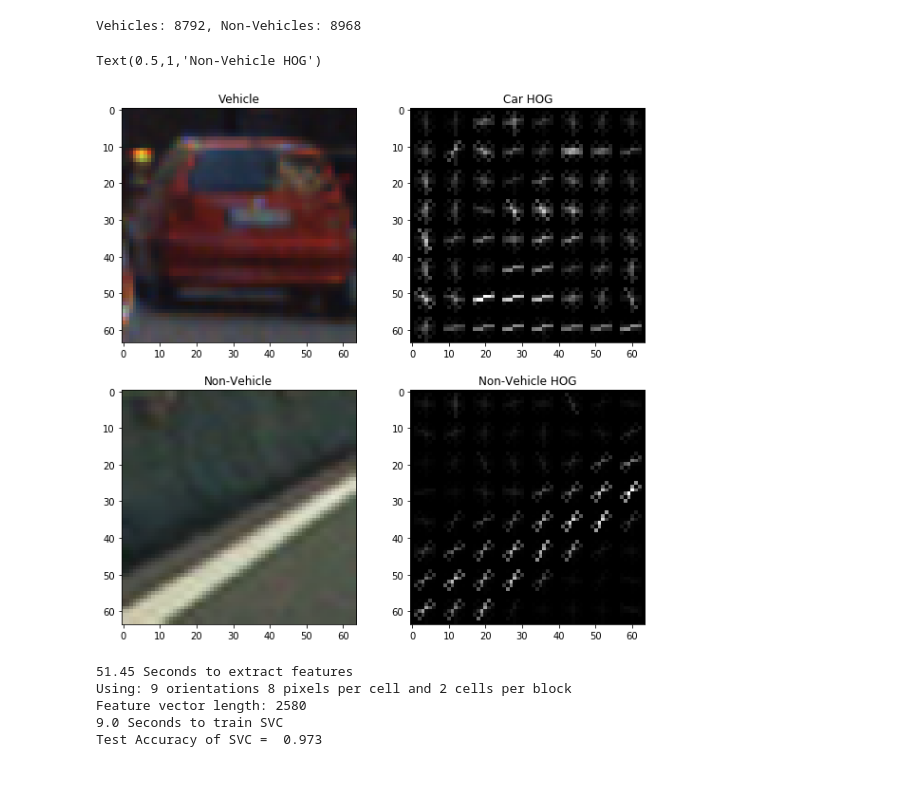
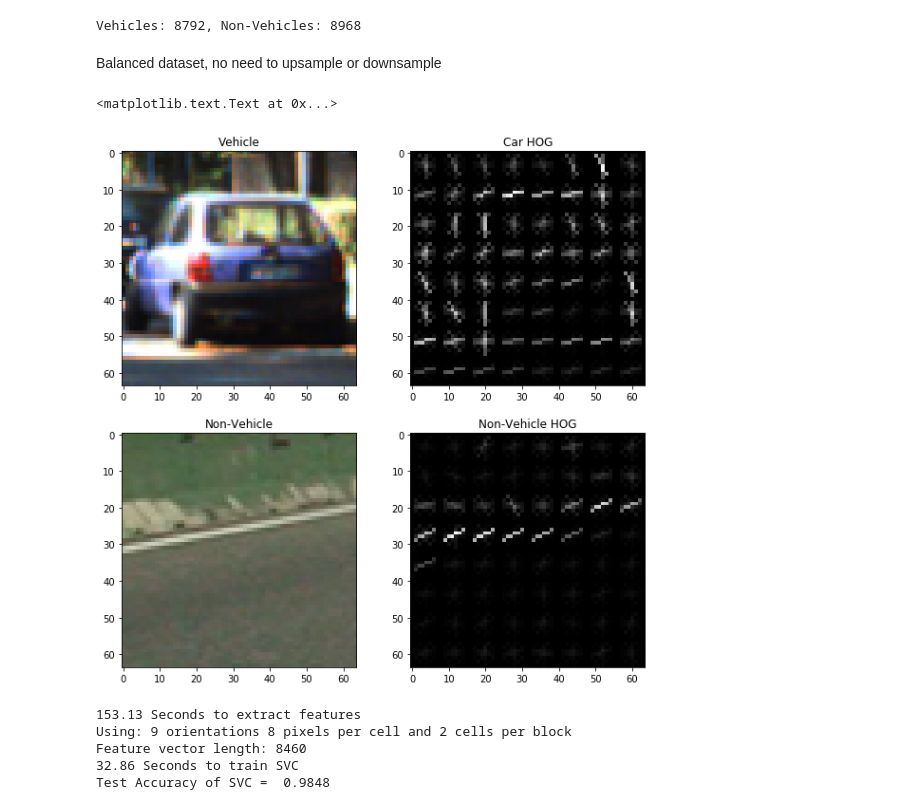
Before and after one commit to kmlee17/CarND-Vehicle-Detection, a Jupyter notebook: vehicle_detection.ipynb, the cells around one changed output. Drawn from its saved outputs; the diff is of its cells as text; code cells hidden in the pictures; blank space fills up the shorter version.

```diff
--- a/vehicle_detection.ipynb
+++ b/vehicle_detection.ipynb
@@ -323,42 +205,42 @@ print('Vehicles: {}, Non-Vehicles: {}'.format(len(vehicles), len(non_vehicles)))
 # %% [output]
 Vehicles: 8792, Non-Vehicles: 8968
+# %% [markdown]
+Balanced dataset, no need to upsample or downsample
 # %%
 # Show a random vehicle/non-vehicle image and corresponding HOG
-rand_ind = random.randint(1, 8000)
+rand_ind = random.randint(1, len(vehicles))
 
 vehicle_img = mpimg.imread(vehicles[rand_ind])
 _, vehicle_hog = get_hog_features(vehicle_img[:,:,2], 9, 8, 8, vis=True, feature_vec=True)
 nonvehicle_img = mpimg.imread(non_vehicles[rand_ind])
 _, nonvehicle_hog = get_hog_features(nonvehicle_img[:,:,2], 9, 8, 8, vis=True, feature_vec=True)
 
 # Visualize
 fig, ax = plt.subplots(2, 2, figsize=(10, 10))
 ax = ax.ravel()
 ax[0].imshow(vehicle_img)
 ax[0].set_title('Vehicle')
 ax[1].imshow(vehicle_hog, cmap='gray')
 ax[1].set_title('Car HOG')
 ax[2].imshow(nonvehicle_img)
 ax[2].set_title('Non-Vehicle')
 ax[3].imshow(nonvehicle_hog, cmap='gray')
 ax[3].set_title('Non-Vehicle HOG')
 # %% [output]
-Text(0.5,1,'Non-Vehicle HOG')
+<matplotlib.text.Text at 0x...>
-[figure, old version]
+[figure, new version]
 # %%
 # Tweak these parameters and see how the results change.
-color_space = 'LUV' # Can be RGB, HSV, LUV, HLS, YUV, YCrCb
+color_space = 'YUV' # Can be RGB, HSV, LUV, HLS, YUV, YCrCb
 orient = 9  # HOG orientations
 pix_per_cell = 8 # HOG pixels per cell
 cell_per_block = 2 # HOG cells per block
-hog_channel = 0 # Can be 0, 1, 2, or "ALL"
-spatial_size = (16, 16) # Spatial binning dimensions
-hist_bins = 16    # Number of histogram bins
+hog_channel = 'ALL' # Can be 0, 1, 2, or "ALL"
+spatial_size = (32, 32) # Spatial binning dimensions
+hist_bins = 32    # Number of histogram bins
 spatial_feat = True # Spatial features on or off
 hist_feat = True # Histogram features on or off
 hog_feat = True # HOG features on or off
-C = 1.0
-y_start_stop = [400, None] # Min and max in y to search in slide_window()
 
 t1 = time.time()
 car_features = extract_features(vehicles, color_space=color_space,
@@ -396,7 +278,7 @@ print('Using:',orient,'orientations',pix_per_cell,
     'pixels per cell and', cell_per_block,'cells per block')
 print('Feature vector length:', len(X_train[0]))
 # Use a linear SVC
-svc = LinearSVC(C=C)
+svc = LinearSVC()
 # Check the training time for the SVC
 t3=time.time()
 svc.fit(X_train, y_train)
@@ -406,31 +288,9 @@ print(round(t4-t3, 2), 'Seconds to train SVC')
 print('Test Accuracy of SVC = ', round(svc.score(X_test, y_test), 4))
 # Check the prediction time for a single sample
 t=time.time()
-
-# image = mpimg.imread('bbox-example-image.jpg')
-# draw_image = np.copy(image)
-
-# # Uncomment the following line if you extracted training
-# # data from .png images (scaled 0 to 1 by mpimg) and the
-# # image you are searching is a .jpg (scaled 0 to 255)
-# #image = image.astype(np.float32)/255
-
-# windows = slide_window(image, x_start_stop=[None, None], y_start_stop=y_start_stop,
-#                     xy_window=(96, 96), xy_overlap=(0.5, 0.5))
-
-# hot_windows = search_windows(image, windows, svc, X_scaler, color_space=color_space,
-#                         spatial_size=spatial_size, hist_bins=hist_bins,
-#                         orient=orient, pix_per_cell=pix_per_cell,
-#                         cell_per_block=cell_per_block,
-#                         hog_channel=hog_channel, spatial_feat=spatial_feat,
-#                         hist_feat=hist_feat, hog_feat=hog_feat)
-
-# window_img = draw_boxes(draw_image, hot_windows, color=(0, 0, 255), thick=6)
-
-# plt.imshow(window_img)
 # %% [output]
-51.45 Seconds to extract features
+153.13 Seconds to extract features
 Using: 9 orientations 8 pixels per cell and 2 cells per block
-Feature vector length: 2580
-9.0 Seconds to train SVC
-Test Accuracy of SVC =  0.973
+Feature vector length: 8460
+32.86 Seconds to train SVC
+Test Accuracy of SVC =  0.9848
```
Also changed, not shown: parts of 13 cells of this notebook, 1 other file.
